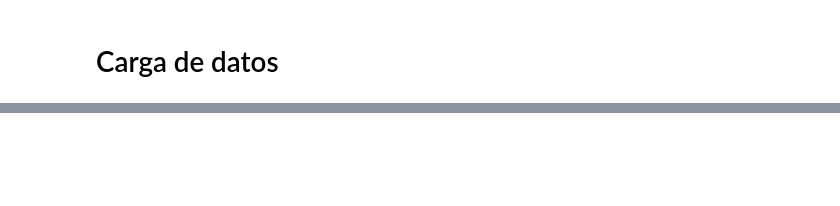
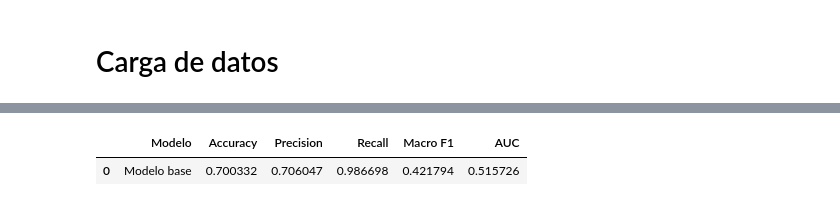
Before and after one commit to jgromero/dasoc-ap, a Jupyter notebook: emotions/emotions.ipynb, the cells around one changed output, grey strips where cells are left out. Drawn from its saved outputs; the diff is of its cells as text; code cells hidden in the pictures; blank space fills up the shorter version.

```diff
--- a/emotions/emotions.ipynb
+++ b/emotions/emotions.ipynb
@@ -60,0 +145,2 @@ Different values of the 'healthy' column: [1 0]
+# %%
+results = []
@@ -60,0 +193,18 @@ Different values of the 'healthy' column: [1 0]
+# %%
+# Métricas de validación
+y_probs = base_model.predict(tf.convert_to_tensor(X_val))
+metrics_base = classification_metrics_binary(y_val, y_probs)
+
+# Agrega una fila con los resultados al DataFrame
+results.append({
+    "Modelo": "Modelo base",
+    "Accuracy": metrics_base["accuracy"],
+    "Precision": metrics_base["precision"],
+    "Recall": metrics_base["recall"],
+    "Macro F1": metrics_base["macro_f1"],
+    "AUC": metrics_base["auc"]
+})
+
+# Visualiza la tabla de métricas
+pd.DataFrame(results)
+# %% [output]
@@ -60,0 +212,2 @@ Different values of the 'healthy' column: [1 0]
+|  | Modelo | Accuracy | Precision | Recall | Macro F1 | AUC |
+| 0 | Modelo base | 0.700332 | 0.706047 | 0.986698 | 0.421794 | 0.515726 |
```
Also changed, not shown: parts of 18 cells of this notebook.
